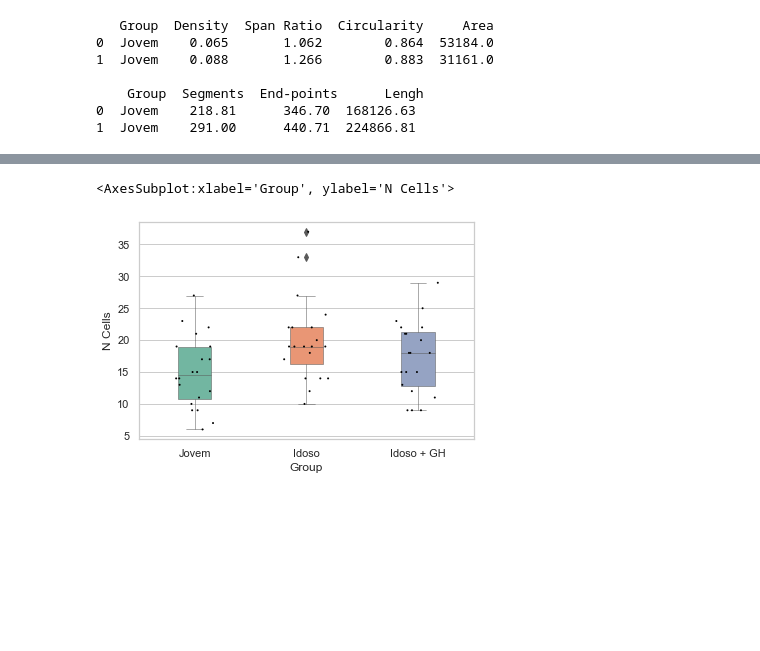
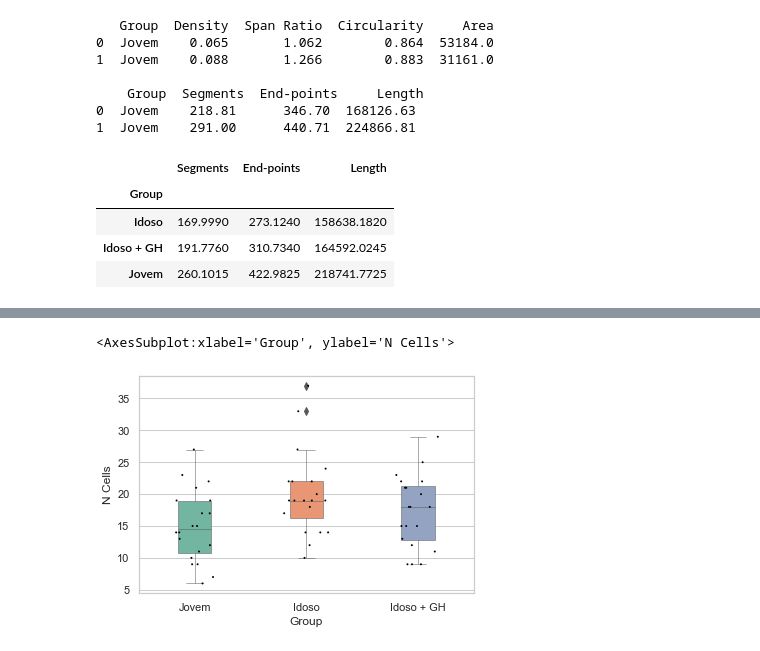
Before and after one commit to marinalemosc/prog_microglia, a Jupyter notebook: prog_microglia.ipynb, the cells around one changed output, grey strips where cells are left out. Saved outputs shown, nothing was run; the diff lists cells and outputs as text; code cells hidden in the pictures; blank space fills up the shorter version.

```diff
--- a/prog_microglia.ipynb
+++ b/prog_microglia.ipynb
@@ -21,7 +21,7 @@ microglia_df.head()
 | 4 | Jovem | 1.1 | 140.23 | 230.77 | 112471.45 | 22 | 0.066 | 1.571 | 0.807 | 29492.0 |
 # %%
 # separating skeleton and fraclac parameters
-skeleton_df = microglia_df[['Group','Segments','End-points','Lengh']]
+skeleton_df = microglia_df[['Group','Segments','End-points','Length']]
 fraclac_df = microglia_df[['Group','Density','Span Ratio','Circularity','Area']]
 print(fraclac_df.head(2),2*'\n', skeleton_df.head(2))
 # %% [output]
@@ -29,6 +29,14 @@ print(fraclac_df.head(2),2*'\n', skeleton_df.head(2))
 0  Jovem    0.065       1.062        0.864  53184.0
 1  Jovem    0.088       1.266        0.883  31161.0
 
-    Group  Segments  End-points      Lengh
+    Group  Segments  End-points     Length
 0  Jovem    218.81      346.70  168126.63
 1  Jovem    291.00      440.71  224866.81
+# %%
+skeleton_df.groupby('Group').mean()
+# %% [output]
+|  | Segments | End-points | Length |
+| Group |  |  |  |
+| Idoso | 169.9990 | 273.1240 | 158638.1820 |
+| Idoso + GH | 191.7760 | 310.7340 | 164592.0245 |
+| Jovem | 260.1015 | 422.9825 | 218741.7725 |
```
Also changed, not shown: parts of 4 cells of this notebook.
